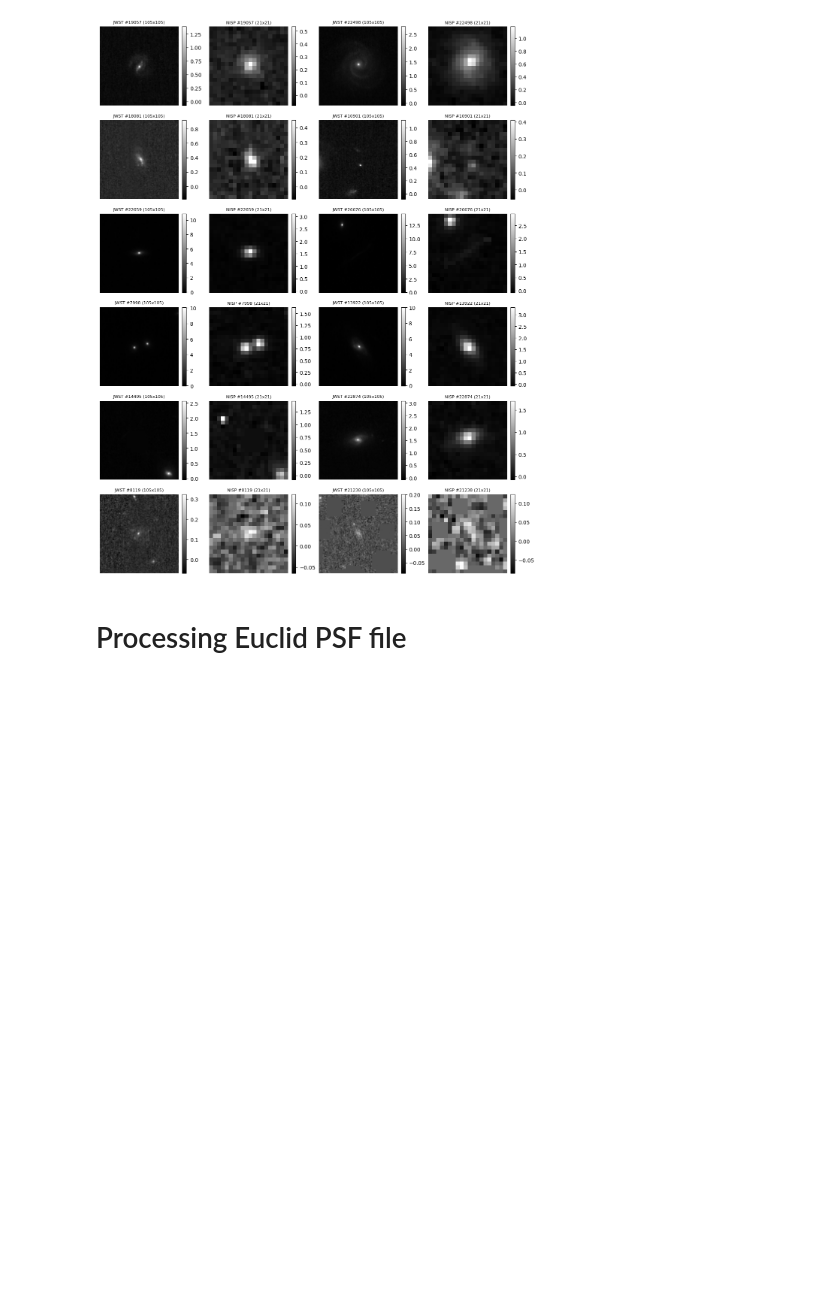
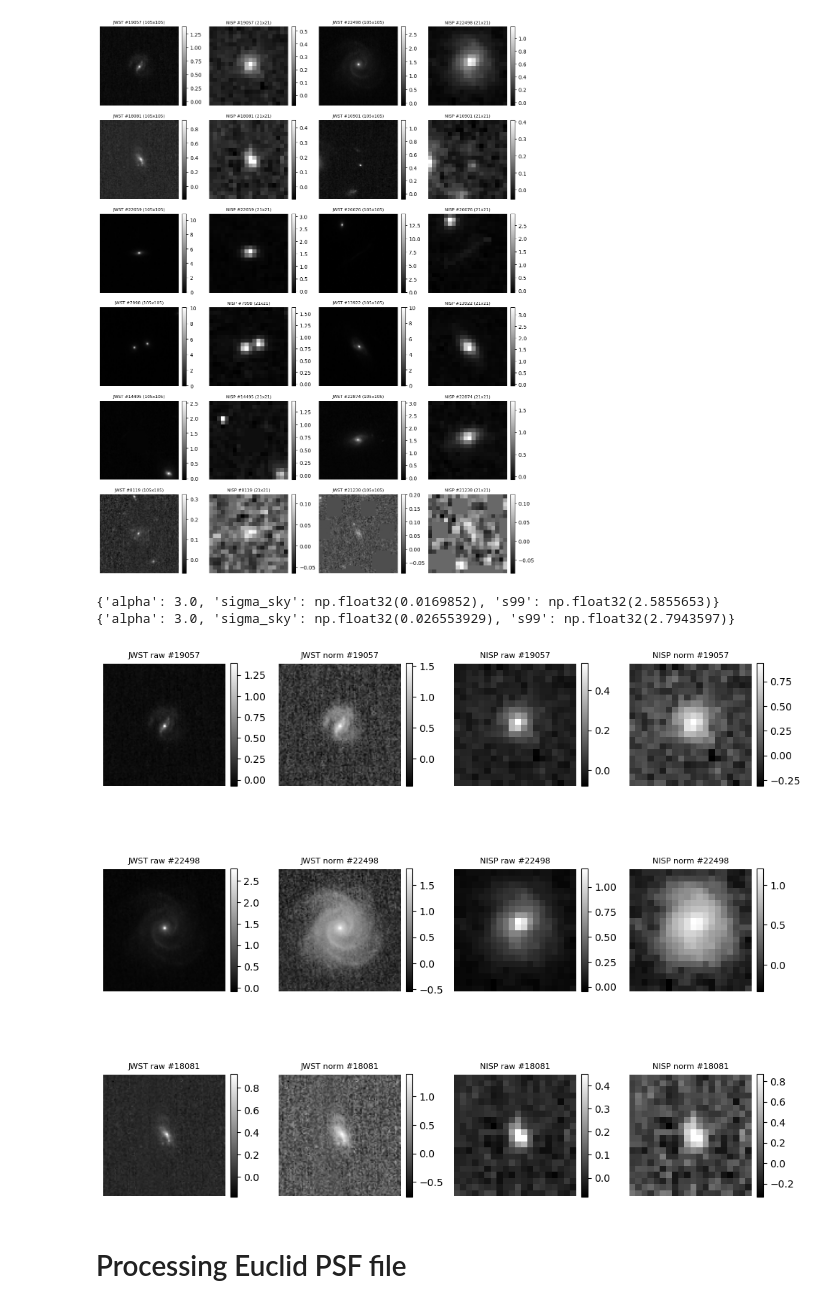
Before and after one commit to xoubish/superNISP, a Jupyter notebook: code/process_data.ipynb, the cells around one changed output. Drawn from its saved outputs; the diff is of its cells as text; code cells hidden in the pictures; blank space fills up the shorter version.

```diff
--- a/code/process_data.ipynb
+++ b/code/process_data.ipynb
@@ -122,3 +229,70 @@ plt.show()
+# %%
+jwst_params = estimate_global_norm_params(jwst_cutouts, alpha=3.0)
+nisp_params = estimate_global_norm_params(nisp_cutouts, alpha=3.0)
+
+print(jwst_params)
+print(nisp_params)
+# %% [output]
+{'alpha': 3.0, 'sigma_sky': np.float32(0.0169852), 's99': np.float32(2.5855653)}
+{'alpha': 3.0, 'sigma_sky': np.float32(0.026553929), 's99': np.float32(2.7943597)}
+# %%
+n_rows = 3                # a few examples
+n_samples = n_rows        # one galaxy per row
+
+np.random.seed(42)
+random_indices = np.random.choice(len(jwst_cutouts), size=n_samples, replace=False)
+
+nisp_crop_size = 21
+jwst_crop_size = 105
+
+fig, axes = plt.subplots(n_rows, 4, figsize=(10, 3*n_rows))
+
+for row, i in enumerate(random_indices):
+    clip_jwst = jwst_cutouts[i]
+    clip_nisp = nisp_cutouts[i]
+
+    # Center crops (same as before)
+    jwst_h, jwst_w = clip_jwst.shape
+    nisp_h, nisp_w = clip_nisp.shape
+
+    jwst_crop = clip_jwst[jwst_h//2 - jwst_crop_size//2:jwst_h//2 + jwst_crop_size//2,
+                          jwst_w//2 - jwst_crop_size//2:jwst_w//2 + jwst_crop_size//2]
+    nisp_crop = clip_nisp[nisp_h//2 - nisp_crop_size//2:nisp_h//2 + nisp_crop_size//2,
+                          nisp_w//2 - nisp_crop_size//2:nisp_w//2 + nisp_crop_size//2]
+
+    # Normalized versions (we don't keep the backgrounds here, just for plotting)
+    jwst_norm, _ = normalize_cutout(jwst_crop, jwst_params)
+    nisp_norm, _ = normalize_cutout(nisp_crop, nisp_params)
+
+    # Row layout: [0]=JWST raw, [1]=JWST norm, [2]=NISP raw, [3]=NISP norm
+    ax0 = axes[row, 0]
+    im0 = ax0.imshow(jwst_crop, origin='lower', cmap='gray')
+    ax0.set_title(f'JWST raw #{i}', fontsize=8)
+    ax0.axis('off')
+    plt.colorbar(im0, ax=ax0, fraction=0.046, pad=0.04)
+
+    ax1 = axes[row, 1]
+    im1 = ax1.imshow(jwst_norm, origin='lower', cmap='gray')
+    ax1.set_title(f'JWST norm #{i}', fontsize=8)
+    ax1.axis('off')
+    plt.colorbar(im1, ax=ax1, fraction=0.046, pad=0.04)
+
+    ax2 = axes[row, 2]
+    im2 = ax2.imshow(nisp_crop, origin='lower', cmap='gray')
+    ax2.set_title(f'NISP raw #{i}', fontsize=8)
+    ax2.axis('off')
+    plt.colorbar(im2, ax=ax2, fraction=0.046, pad=0.04)
+
+    ax3 = axes[row, 3]
+    im3 = ax3.imshow(nisp_norm, origin='lower', cmap='gray')
+    ax3.set_title(f'NISP norm #{i}', fontsize=8)
+    ax3.axis('off')
+    plt.colorbar(im3, ax=ax3, fraction=0.046, pad=0.04)
+
+plt.tight_layout()
+plt.show()
+# %% [output]
+[figure, added]
 # %% [markdown]
 # Processing Euclid PSF file
 # %%
```
Also changed, not shown: parts of 1 cell of this notebook, 2 other files.
